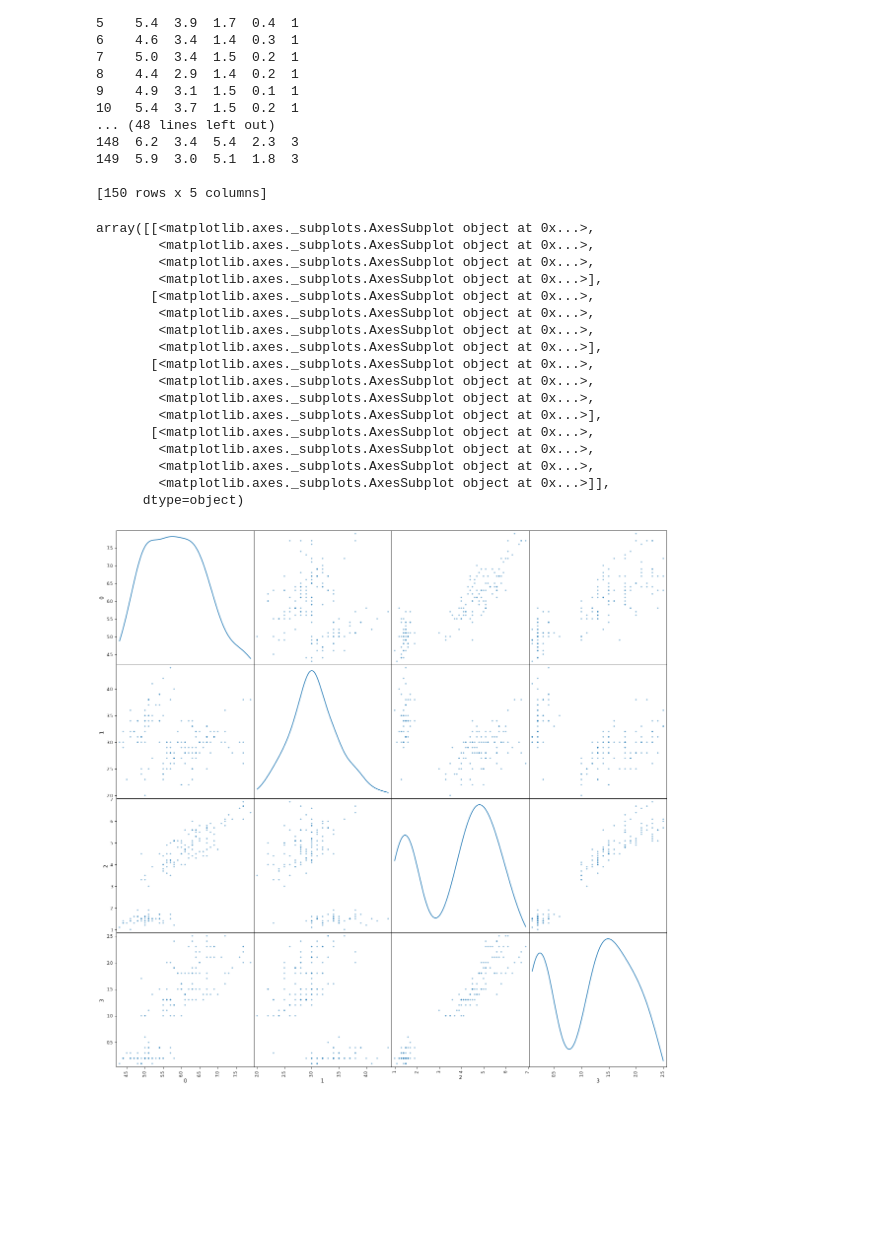
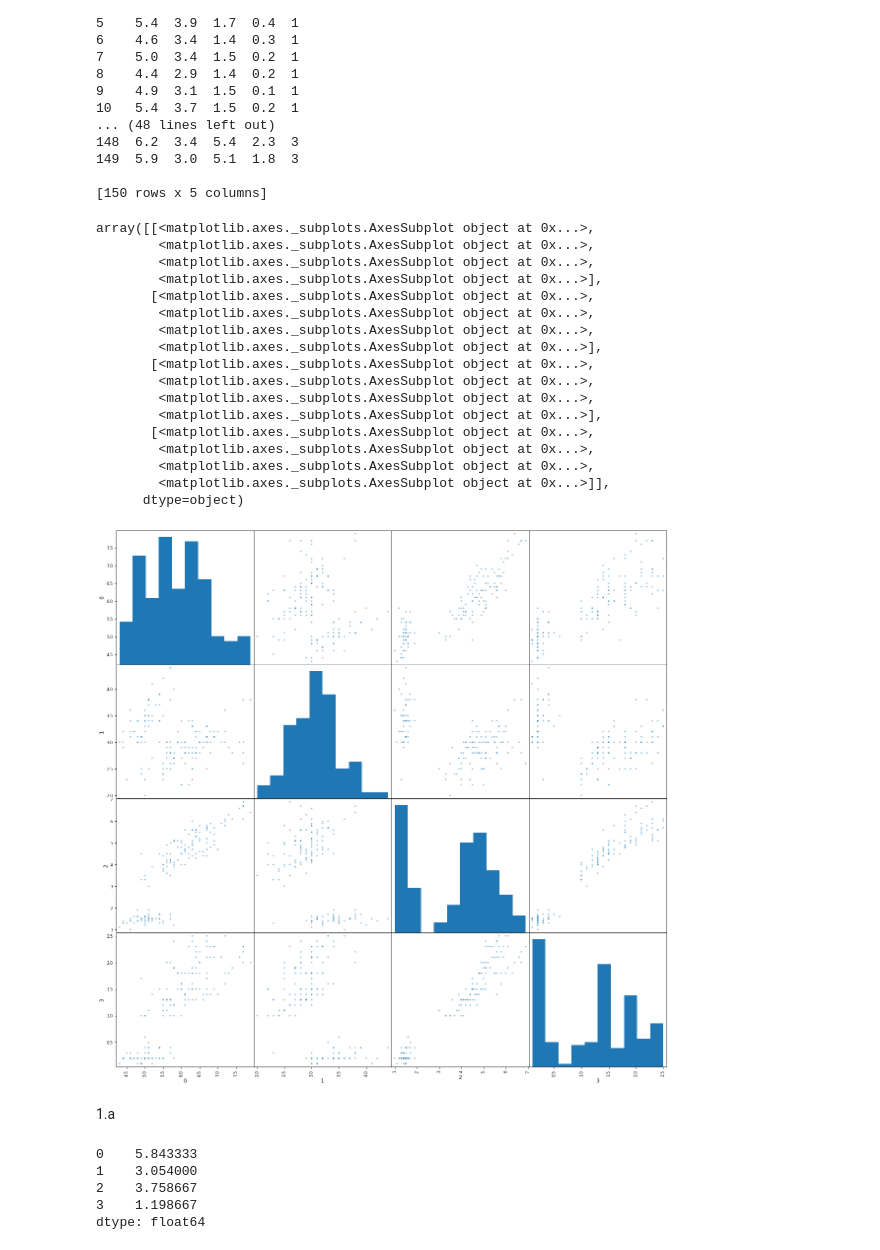
Before and after one commit to JoelsonCRJ/Aprendizado-de-Maquina, a Jupyter notebook: 01/01.ipynb, the cells around one changed output. Drawn from its saved outputs; the diff is of its cells as text; code cells hidden in the pictures; blank space fills up the shorter version.

```diff
--- a/01/01.ipynb
+++ b/01/01.ipynb
@@ -23,23 +23,36 @@ print(data)
 
 [150 rows x 5 columns]
 # %%
-pd.plotting.scatter_matrix(data.loc[:,0:3],figsize=(20, 20), diagonal='kde')
+pd.plotting.scatter_matrix(data.loc[:,0:3],figsize=(20, 20), diagonal='hist')
 # %% [output]
 array([[<matplotlib.axes._subplots.AxesSubplot object at 0x...>,
         <matplotlib.axes._subplots.AxesSubplot object at 0x...>,
         <matplotlib.axes._subplots.AxesSubplot object at 0x...>,
         <matplotlib.axes._subplots.AxesSubplot object at 0x...>],
        [<matplotlib.axes._subplots.AxesSubplot object at 0x...>,
         <matplotlib.axes._subplots.AxesSubplot object at 0x...>,
         <matplotlib.axes._subplots.AxesSubplot object at 0x...>,
         <matplotlib.axes._subplots.AxesSubplot object at 0x...>],
        [<matplotlib.axes._subplots.AxesSubplot object at 0x...>,
         <matplotlib.axes._subplots.AxesSubplot object at 0x...>,
         <matplotlib.axes._subplots.AxesSubplot object at 0x...>,
         <matplotlib.axes._subplots.AxesSubplot object at 0x...>],
        [<matplotlib.axes._subplots.AxesSubplot object at 0x...>,
         <matplotlib.axes._subplots.AxesSubplot object at 0x...>,
         <matplotlib.axes._subplots.AxesSubplot object at 0x...>,
         <matplotlib.axes._subplots.AxesSubplot object at 0x...>]],
       dtype=object)
-[figure, old version]
+[figure, new version]
+# %%
+%%latex
+1.a
+# %% [output]
+1.a
+# %%
+data.loc[:,0:3].mean()
+# %% [output]
+0    5.843333
+1    3.054000
+2    3.758667
+3    1.198667
+dtype: float64
```
Also changed, not shown: 6 other files.
